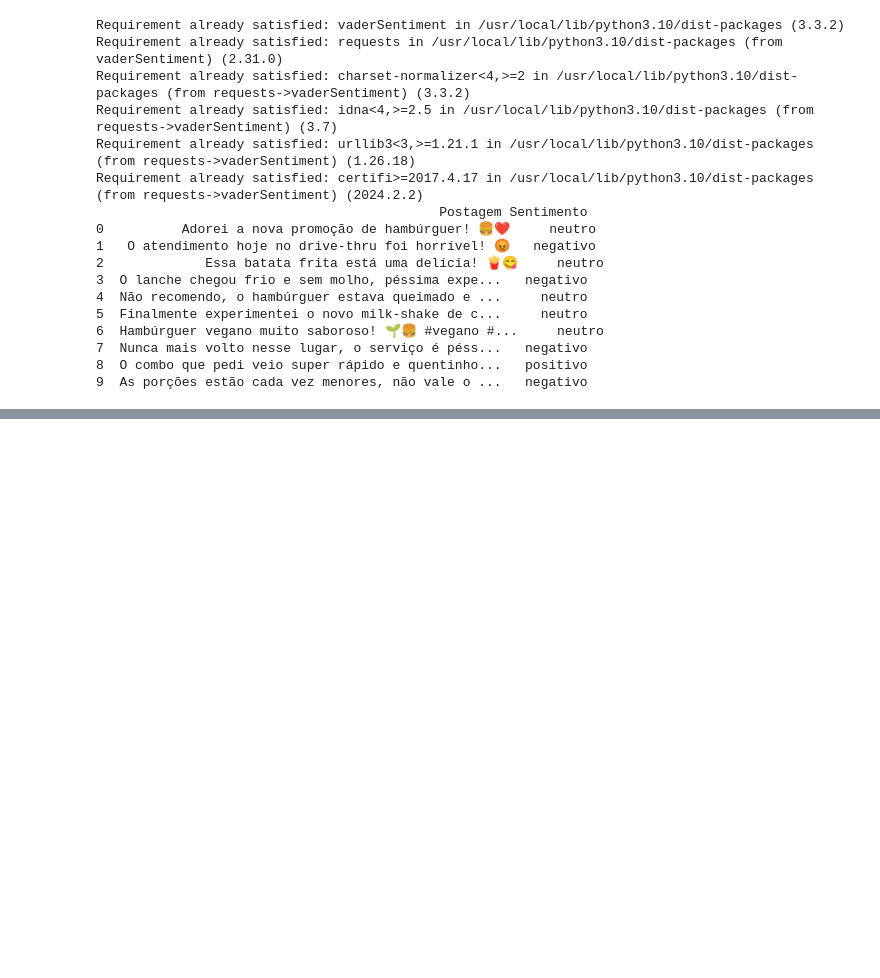
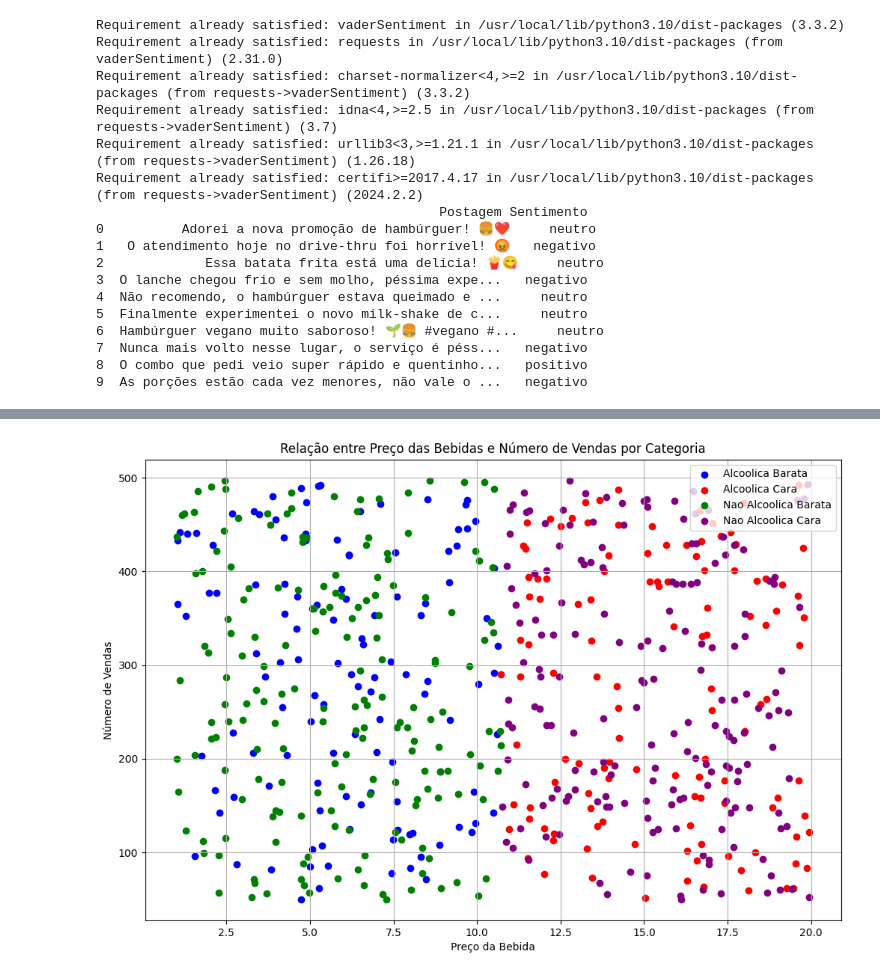
Before and after one commit to wallingson12/data-science, a Jupyter notebook: Data science.ipynb, the cells around one changed output, grey strips where cells are left out. Cells and saved outputs as stored; diff of their text form; code cells hidden in the pictures; blank space fills up the shorter version.

```diff
--- a/Data science.ipynb
+++ b/Data science.ipynb
@@ -793,0 +242,32 @@ Requirement already satisfied: certifi>=2017.4.17 in /usr/local/lib/python3.10/d
+# %%
+
+import matplotlib.pyplot as plt
+import seaborn as sns
+
+# Filtrando as categorias conforme especificado
+df_alcoolica_barata = df[(df['Tipo_Bebida'] == 'Alcoolica') & (df['Categoria'] == 'Alcoolica Barata')]
+df_alcoolica_cara = df[(df['Tipo_Bebida'] == 'Alcoolica') & (df['Categoria'] == 'Alcoolica Cara')]
+df_nao_alcoolica_barata = df[(df['Tipo_Bebida'] == 'Nao Alcoolica') & (df['Categoria'] == 'Nao Alcoolica Barata')]
+df_nao_alcoolica_cara = df[(df['Tipo_Bebida'] == 'Nao Alcoolica') & (df['Categoria'] == 'Nao Alcoolica Cara')]
+
+# Configurações gerais do gráfico
+plt.figure(figsize=(12, 8))
+
+# Plot para Alcoólica Barata
+plt.scatter(df_alcoolica_barata['Preco_Bebida'], df_alcoolica_barata['Numero_Vendas'], color='blue', label='Alcoolica Barata')
+# Plot para Alcoólica Cara
+plt.scatter(df_alcoolica_cara['Preco_Bebida'], df_alcoolica_cara['Numero_Vendas'], color='red', label='Alcoolica Cara')
+# Plot para Não Alcoólica Barata
+plt.scatter(df_nao_alcoolica_barata['Preco_Bebida'], df_nao_alcoolica_barata['Numero_Vendas'], color='green', label='Nao Alcoolica Barata')
+# Plot para Não Alcoólica Cara
+plt.scatter(df_nao_alcoolica_cara['Preco_Bebida'], df_nao_alcoolica_cara['Numero_Vendas'], color='purple', label='Nao Alcoolica Cara')
+
+# Personalização do gráfico
+plt.title('Relação entre Preço das Bebidas e Número de Vendas por Categoria')
+plt.xlabel('Preço da Bebida')
+plt.ylabel('Número de Vendas')
+plt.legend()
+plt.grid(True)
+plt.show()
+# %% [output]
+[figure, added]
```
Also changed, not shown: parts of 42 cells of this notebook.
